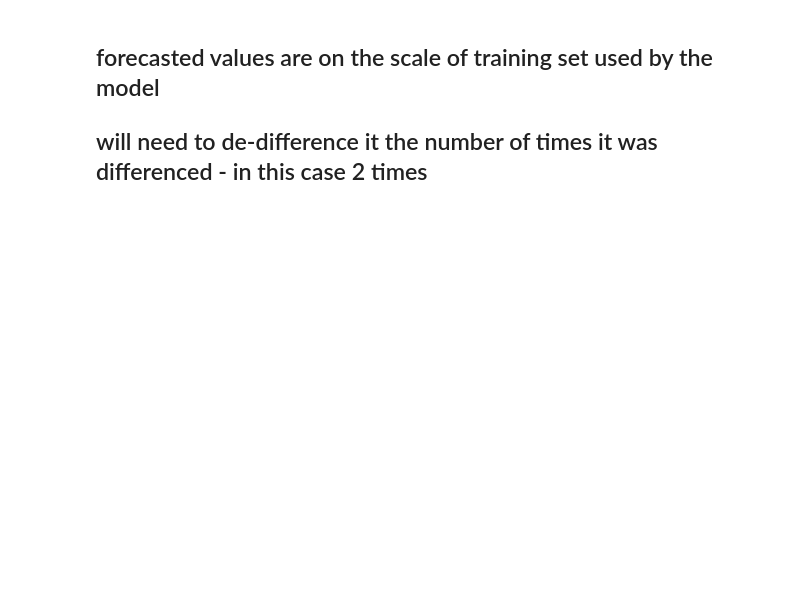
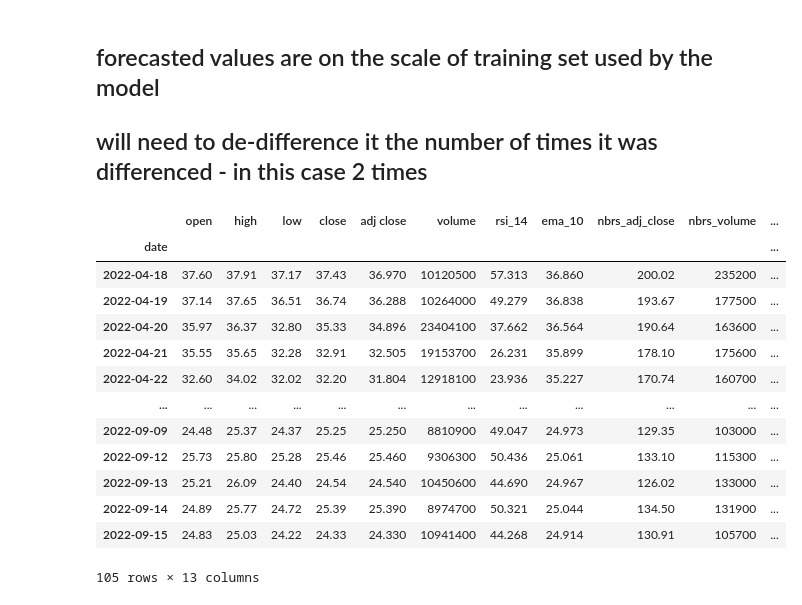
Before and after one commit to joe-bennett/stock-price-predictor, a Jupyter notebook: workbook.ipynb, the cells around one changed output. Cells and saved outputs as stored; diff of their text form; code cells hidden in the pictures; blank space fills up the shorter version.

```diff
--- a/workbook.ipynb
+++ b/workbook.ipynb
@@ -551,5 +558,22 @@ def invert_transformation(df_train, df_forecast, second_diff=False):
         # Roll back 1st Diff
         df_fc[str(col)+'_forecast'] = df_train[col].iloc[-1] + df_fc[str(col)+'_1d'].cumsum()
     return df_fc
+# %%
+train
+# %% [output]
+|  | open | high | low | close | adj close | volume | rsi_14 | ema_10 | nbrs_adj_close | nbrs_volume | ... |
+| date |  |  |  |  |  |  |  |  |  |  | ... |
+| 2022-04-18 | 37.60 | 37.91 | 37.17 | 37.43 | 36.970 | 10120500 | 57.313 | 36.860 | 200.02 | 235200 | ... |
+| 2022-04-19 | 37.14 | 37.65 | 36.51 | 36.74 | 36.288 | 10264000 | 49.279 | 36.838 | 193.67 | 177500 | ... |
+| 2022-04-20 | 35.97 | 36.37 | 32.80 | 35.33 | 34.896 | 23404100 | 37.662 | 36.564 | 190.64 | 163600 | ... |
+| 2022-04-21 | 35.55 | 35.65 | 32.28 | 32.91 | 32.505 | 19153700 | 26.231 | 35.899 | 178.10 | 175600 | ... |
+| 2022-04-22 | 32.60 | 34.02 | 32.02 | 32.20 | 31.804 | 12918100 | 23.936 | 35.227 | 170.74 | 160700 | ... |
+| ... | ... | ... | ... | ... | ... | ... | ... | ... | ... | ... | ... |
+| 2022-09-09 | 24.48 | 25.37 | 24.37 | 25.25 | 25.250 | 8810900 | 49.047 | 24.973 | 129.35 | 103000 | ... |
+| 2022-09-12 | 25.73 | 25.80 | 25.28 | 25.46 | 25.460 | 9306300 | 50.436 | 25.061 | 133.10 | 115300 | ... |
+| 2022-09-13 | 25.21 | 26.09 | 24.40 | 24.54 | 24.540 | 10450600 | 44.690 | 24.967 | 126.02 | 133000 | ... |
+| 2022-09-14 | 24.89 | 25.77 | 24.72 | 25.39 | 25.390 | 8974700 | 50.321 | 25.044 | 134.50 | 131900 | ... |
+| 2022-09-15 | 24.83 | 25.03 | 24.22 | 24.33 | 24.330 | 10941400 | 44.268 | 24.914 | 130.91 | 105700 | ... |
+105 rows × 13 columns
 # %%
 df_results = invert_transformation(train, df_forecast, second_diff=True)
```
Also changed, not shown: parts of 13 cells of this notebook.
